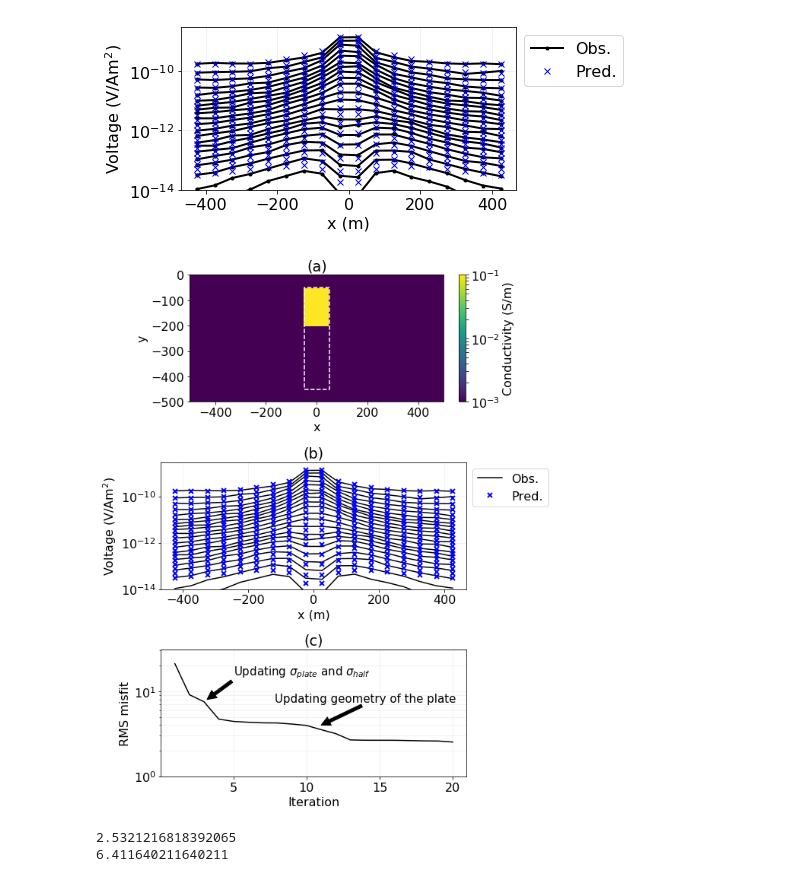
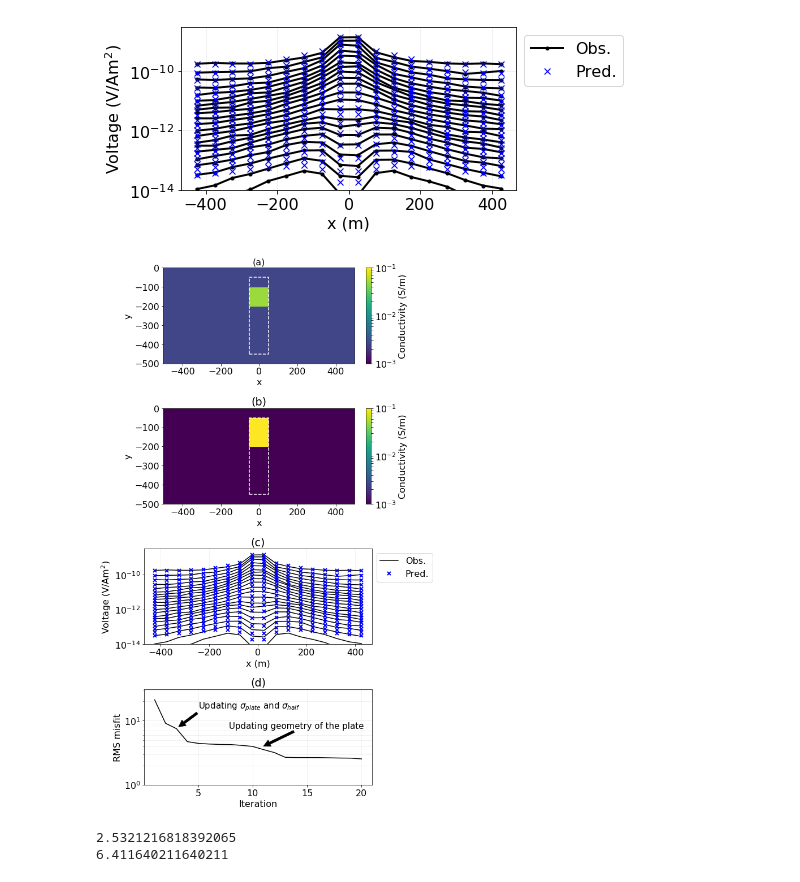
Before and after one commit to simpeg-research/heagy-2018-AEM, a Jupyter notebook: notebooks/TEM_VerticalConductor_parametric_inversion_load.ipynb, the cells around one changed output. Drawn from its saved outputs; the diff is of its cells as text; code cells hidden in the pictures.

```diff
--- a/notebooks/TEM_VerticalConductor_parametric_inversion_load.ipynb
+++ b/notebooks/TEM_VerticalConductor_parametric_inversion_load.ipynb
@@ -195,69 +185,80 @@ plt.ylim(1e-14, 3e-9)
 (1e-14, 3e-09)
 [figure]
 # %%
-fig, ax = plt.subplots(3, 1, figsize=(8, 3.5*3))
+fig, ax = plt.subplots(4, 1, figsize=(8, 3.5*4))
 
 sigma= expmap * actmap *  parametric_block  * model[-1]
+sigma0= expmap * actmap *  parametric_block  * model[0]
 
-out = mesh_2d.plotImage(sigma, pcolorOpts={'norm':LogNorm()}, clim=(1e-3, 1e-1), ax=ax[0])
+out = mesh_2d.plotImage(sigma0, pcolorOpts={'norm':LogNorm()}, clim=(1e-3, 1e-1), ax=ax[0])
 cb = plt.colorbar(out[0], fraction=0.025, ax=ax[0])
+ax[0].plot(xy_box[:,0], xy_box[:,1], 'w--')
 ax[0].set_ylim(-500, 0.)
 ax[0].set_aspect(1)
 ax[0].set_xlim(-500, 500)
 ax[0].set_ylim(-500, 0)
 cb.set_label('Conductivity (S/m)')
-ax[0].set_title("(a)")
-ax[0].plot(xy_box[:,0], xy_box[:,1], 'w--')
+ax[0].set_title("(a)", fontsize = 16)
+
+out = mesh_2d.plotImage(sigma, pcolorOpts={'norm':LogNorm()}, clim=(1e-3, 1e-1), ax=ax[1])
+cb = plt.colorbar(out[0], fraction=0.025, ax=ax[1])
+ax[1].set_ylim(-500, 0.)
+ax[1].set_aspect(1)
+ax[1].set_xlim(-500, 500)
+ax[1].set_ylim(-500, 0)
+cb.set_label('Conductivity (S/m)')
+ax[1].set_title("(b)")
+ax[1].plot(xy_box[:,0], xy_box[:,1], 'w--')
 
 
 for itime in range(rx_z.times.size):
-    ax[1].semilogy(x, -DOBS[:,0,itime], 'k-')
-    ax[1].semilogy(x, -DPRED[:,itime], 'bx', markeredgewidth=2)
-ax[1].legend(("Obs.", "Pred."), bbox_to_anchor=(1,1))
+    ax[2].semilogy(x, -DOBS[:,0,itime], 'k-')
+    ax[2].semilogy(x, -DPRED[:,itime], 'bx', markeredgewidth=2)
+ax[2].legend(("Obs.", "Pred."), bbox_to_anchor=(1,1))
 
-ax[1].set_xlabel("x (m)")
-ax[1].set_ylabel("Voltage (V/Am$^2$)")
-ax[1].grid(which="both", alpha=0.2)
-ax[1].set_ylim(1e-14, 3e-9)
-ax[1].set_title("(b)")
+ax[2].set_xlabel("x (m)")
+ax[2].set_ylabel("Voltage (V/Am$^2$)")
+ax[2].grid(which="both", alpha=0.2)
+ax[2].set_ylim(1e-14, 3e-9)
+ax[2].set_title("(c)")
 
 # ax_1 = ax[2].twinx()
-ax[2].semilogy(results[:,0], np.sqrt(results[:,2]/ (survey.nD/2.)), 'k-')
+ax[3].semilogy(results[:,0], np.sqrt(results[:,2]/ (survey.nD/2.)), 'k-')
 # ax_1.plot(results[:,0], results[:,3], 'r-')
-ax[2].set_xlabel("Iteration")
-ax[2].set_ylabel("RMS misfit")
+ax[3].set_xlabel("Iteration")
+ax[3].set_ylabel("RMS misfit")
 # ax_1.set_ylabel("Regularization", color='red')
 # for tl in ax_1.get_yticklabels():
 #     tl.set_color('r')
-ax[2].grid(which='both', alpha=0.2)
-ax[2].set_title("(c)")
-ax[2].set_ylim([1, 3.1e1])
+ax[3].grid(which='both', alpha=0.2)
+ax[3].set_title("(d)")
+ax[3].set_ylim([1, 3.1e1])
 
 # ax_1 = ax[2].twinx()
 # ax[2].text(6, np.sqrt(3e4/(survey.nD/2.)),"Updating $\sigma_{plate}$ and $\sigma_{half}$", fontsize=15)
 # ax[2].text(8, np.sqrt(8e3/(survey.nD/2.)),"Updating geometry of the plate", fontsize=15)
 # ax[2].arrow(5.5, 10, -2, -1.5, head_width=0.6, head_length=0.6, fc='k', ec='k')
 # ax[2].arrow(13, 3, -2, -1.5, head_width=0.6, head_length=0.6, fc='k', ec='k')
 
-ax[2].annotate(
+ax[3].annotate(
     "Updating $\sigma_{plate}$ and $\sigma_{half}$",
     xy=(3.2, 8), xytext=(5, 15.5), fontsize=15,
     arrowprops={'facecolor':'k', 'shrink':1},
 #     verticalalignment='center'
 )
 
-ax[2].annotate(
+ax[3].annotate(
     "Updating geometry of the plate",
     xy=(11, 4), xytext=(14, 7.5), fontsize=15,
     arrowprops={'facecolor':'k', 'shrink':1},
     horizontalalignment='center'
 #     verticalalignment='center'
 )
 # ax_1.set_ylim(0, 10)
 # ax_1.set_yticks([])
 plt.tight_layout()
 # %% [output]
-[figure, old version]
+[figure, new version]
 # %%
 chi_fact = results[-1,2] / (survey.nD/2.)
 rms = np.sqrt(chi_fact)
```
Also changed, not shown: parts of 4 cells of this notebook, 1 other file.
